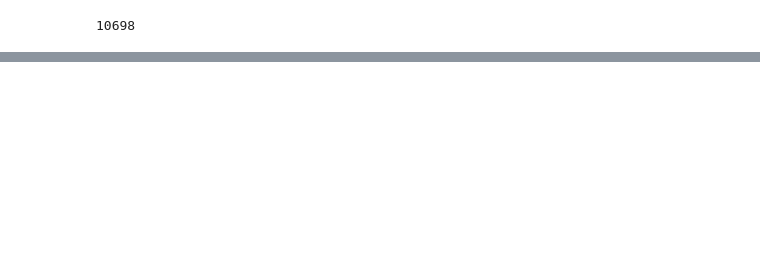
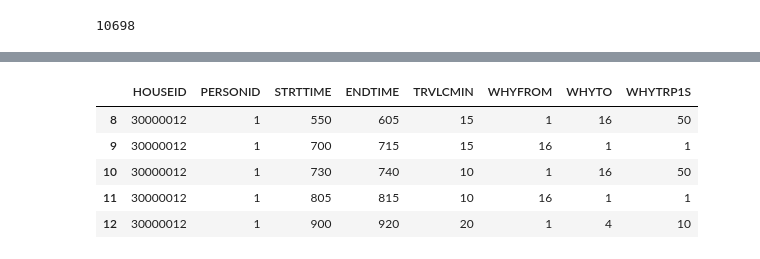
Before and after one commit to SyedFaquar/pattern_recognition, a Jupyter notebook: notebooks/initial_notebook.ipynb, the cells around one changed output, grey strips where cells are left out. Saved outputs shown, nothing was run; the diff lists cells and outputs as text; code cells hidden in the pictures; blank space fills up the shorter version.

```diff
--- a/notebooks/initial_notebook.ipynb
+++ b/notebooks/initial_notebook.ipynb
@@ -305,0 +309,9 @@ urban_ny.head(5)
+# %%
+new_df.head(5)
+# %% [output]
+|  | HOUSEID | PERSONID | STRTTIME | ENDTIME | TRVLCMIN | WHYFROM | WHYTO | WHYTRP1S |
+| 8 | 30000012 | 1 | 550 | 605 | 15 | 1 | 16 | 50 |
+| 9 | 30000012 | 1 | 700 | 715 | 15 | 16 | 1 | 1 |
+| 10 | 30000012 | 1 | 730 | 740 | 10 | 1 | 16 | 50 |
+| 11 | 30000012 | 1 | 805 | 815 | 10 | 16 | 1 | 1 |
+| 12 | 30000012 | 1 | 900 | 920 | 20 | 1 | 4 | 10 |
```
Also changed, not shown: parts of 4 cells of this notebook.
